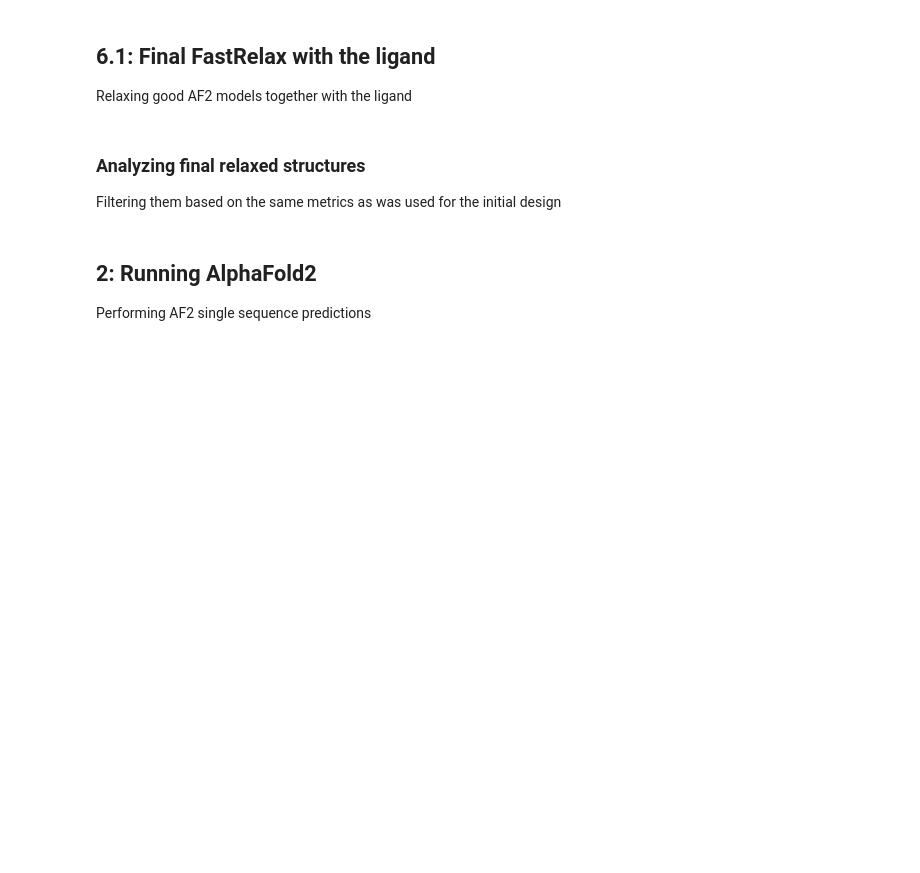
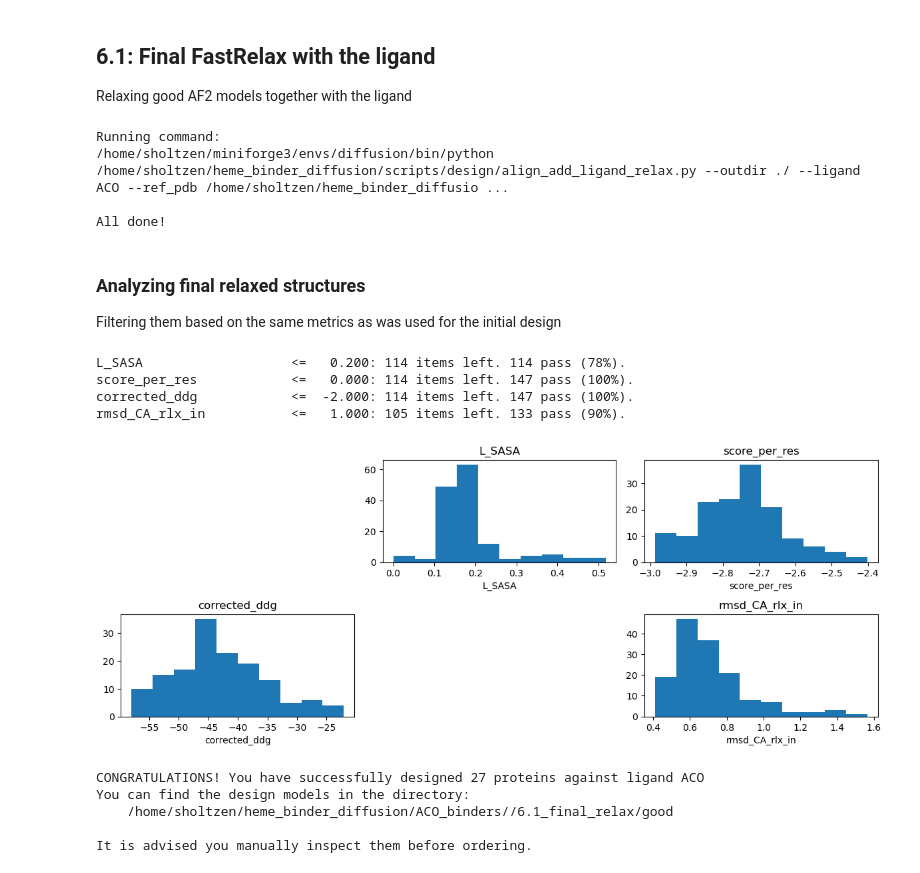
Before and after one commit to samholtzen/heme_binder_diffusion, a Jupyter notebook: pipeline.ipynb, the cells around one changed output. Saved outputs shown, nothing was run; the diff lists cells and outputs as text; code cells hidden in the pictures; blank space fills up the shorter version.

```diff
--- a/pipeline.ipynb
+++ b/pipeline.ipynb
@@ -151,7 +162,7 @@ import time
 # Instantiate cuda and process lists
 
 batch_size = 10
-num_cuda_cores = [5,6]
+num_cuda_cores = [6,7]
 
 open_cuda = []
 taken_cuda = []
@@ -948,25 +947,4 @@ Relaxing good AF2 models together with the ligand
 # %%
-AF2_DIR = f"{WDIR}/5.1_2nd_af2"
-DESIGN_DIR_ligMPNN = f"{WDIR}/3.1_design_pocket_ligandMPNN"
-assert len(glob.glob(f"{AF2_DIR}/good/*.pdb")) > 0, "No good AF2 models to relax with"
-
-os.chdir(WDIR)
-RELAX_DIR = f"{WDIR}/6.1_final_relax"
-os.makedirs(RELAX_DIR, exist_ok=True)
-os.chdir(RELAX_DIR)
-
-os.makedirs(RELAX_DIR+"/logs", exist_ok=True)
-
-## First matching up the AF2 output filenames of step 5 with pocket design filenames from step 3
-ref_and_model_pairs = []
-for r in glob.glob(f"{DESIGN_DIR_ligMPNN}/good/*.pdb"):
-    for pdbfile in glob.glob(f"{AF2_DIR}/good/*.pdb"):
-        if os.path.basename(r).replace(".pdb", "_") in pdbfile:
-            ref_and_model_pairs.append((r, pdbfile))
-
-assert len(ref_and_model_pairs) == len(glob.glob(f"{AF2_DIR}/good/*.pdb")), "Was not able to match all models with reference structures"
-
-
 ## Generating commands for relax jobs
 ### Performing 1 relax iteration on each input structure
 NSTRUCT = 1
@@ -977,17 +955,46 @@ with open(cmds_filename_rlx, "w") as file:
     for r_m in ref_and_model_pairs:
         commands_relax.append(f"{PYTHON['general']} {SCRIPT_DIR}/scripts/design/align_add_ligand_relax.py "
                               f"--outdir ./ --ligand {LIGAND} --ref_pdb {r_m[0]} "
-                              f"--pdb {r_m[1]} --nstruct {NSTRUCT} "
+                              f"--pdb {r_m[1]} --nstruct {NSTRUCT} --nproc 2 "
                               f"--params {' '.join(params)} > logs/{os.path.basename(r_m[1]).replace('.pdb', '.log')}\n")
         file.write(commands_relax[-1])
 
 print("Example design command:")
 print(commands_relax[-1])
 
-with open(cmds_filename_rlx, 'r') as file:
-    for line in file:
-        p = subprocess.Popen(line, shell=True)
-        (output, err) = p.communicate()
+processes=[]
+batch_size=10
+
+while commands_relax:
+
+    # Take a census of the open processes to see that they're not at batch size
+
+    curr_proc = len(processes)
+    proc_maxed = curr_proc <= batch_size
+
+    # iterate through the open cuda cores for as long as there are open cores and they're not maxed
+    while proc_maxed and commands_relax:
+
+        # Pluck command and cuda core pair
+        command = commands_relax.pop(0)
+        curr_proc = len(processes)
+        proc_maxed = curr_proc <= batch_size
+        processes.append(subprocess.Popen(command, shell=True))
+
+    # Sleep while all processes are running
+    while all([process.poll() is None for process in processes]):
+        time.sleep(1)
+
+    # Once any process is done, identify that process as the index of the process list
+    processes = [x for x in processes if x.poll() is None]
+
+
+print('All done!')
+# %% [output]
+Running command:
+/home/sholtzen/miniforge3/envs/diffusion/bin/python /home/sholtzen/heme_binder_diffusion/scripts/design/align_add_ligand_relax.py --outdir ./ --ligand ACO --ref_pdb /home/sholtzen/heme_binder_diffusio ...
+
+All done!
 # %%
 ## If you're done with final relax and happy with the outputs then mark it as done
 RELAX_DIR = f"{WDIR}/6.1_final_relax"
@@ -1007,37 +1014,49 @@ os.chdir(RELAX_DIR)
 scores = pd.read_csv("scorefile.txt", sep=r"\s+", header=0)
 
 filters = {
  'nlr_totrms': [1.0, '<='],
  'L_SASA': [0.2, '<='],
  'score_per_res': [0.0, '<='],
- 'corrected_ddg': [-50.0, '<='],
+ 'corrected_ddg': [-2.0, '<='],
  'cms_per_atom': [4.8, '>='],
  'rmsd_CA_rlx_in': [1.0, "<="]}  # rmsd_CA_rlx_in is rmsd between relaxed structure and AF2 prediction
 
 filtered_scores = utils.filter_scores(scores, filters)
 
 ## Plotting relax scores
 plt.figure(figsize=(12, 9))
 for i,k in enumerate(filters):
     if k not in scores.keys():
         continue
     plt.subplot(4, 3, i+1)
     plt.hist(scores[k])
     plt.title(k)
     plt.xlabel(k)
 plt.tight_layout()
 plt.show()
 
 ### Copying good designs over to a new directory
 if len(filtered_scores) > 0:
     os.makedirs(f"{RELAX_DIR}/good", exist_ok=True)
     for idx, row in filtered_scores.iterrows():
         copy2(row["description"]+".pdb", "good/"+row["description"]+".pdb")
 else:
     print("No good designs created, bummer...")
+# %% [output]
+L_SASA                   <=   0.200: 114 items left. 114 pass (78%).
+score_per_res            <=   0.000: 114 items left. 147 pass (100%).
+corrected_ddg            <=  -2.000: 114 items left. 147 pass (100%).
+rmsd_CA_rlx_in           <=   1.000: 105 items left. 133 pass (90%).
+[figure, added]
 # %%
 if len(filtered_scores) > 0:
     print(f"CONGRATULATIONS! You have successfully designed {len(filtered_scores)} proteins against ligand {LIGAND}")
     print("You can find the design models in the directory:\n"
           f"    {RELAX_DIR}/good")
     print("\nIt is advised you manually inspect them before ordering.")
+# %% [output]
+CONGRATULATIONS! You have successfully designed 27 proteins against ligand ACO
+You can find the design models in the directory:
+    /home/sholtzen/heme_binder_diffusion/ACO_binders//6.1_final_relax/good
+
+It is advised you manually inspect them before ordering.
@@ -1110,3 +1062,0 @@ if not os.path.exists(MPNN_DIR+"/.done"):
-# %% [markdown]
-## 2: Running AlphaFold2
-Performing AF2 single sequence predictions
```
Also changed, not shown: parts of 42 cells of this notebook, 7 other files.
